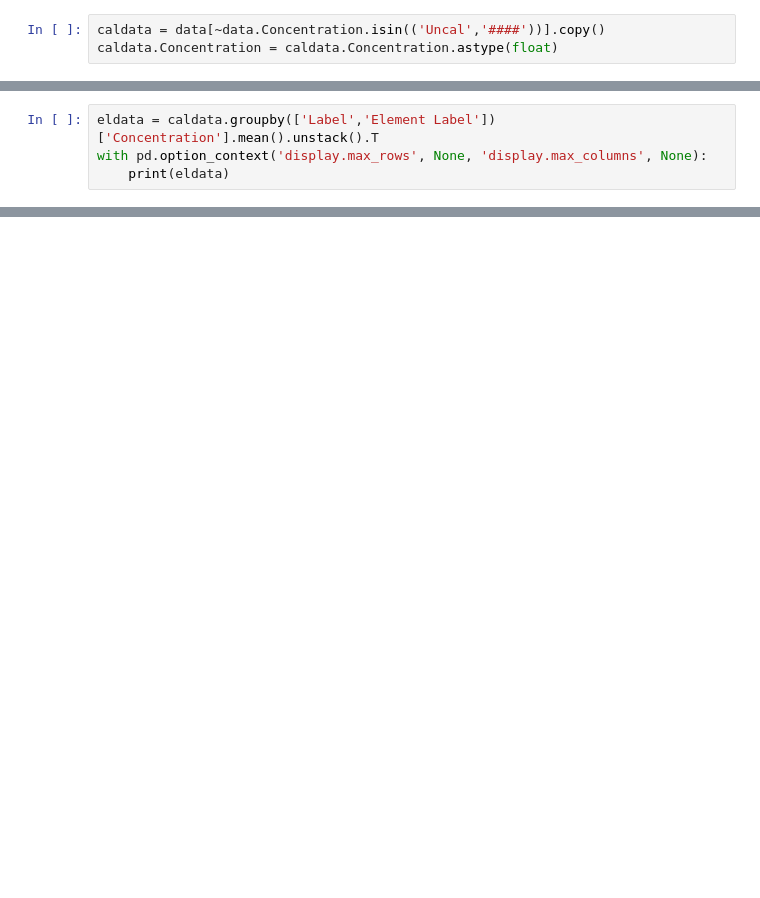
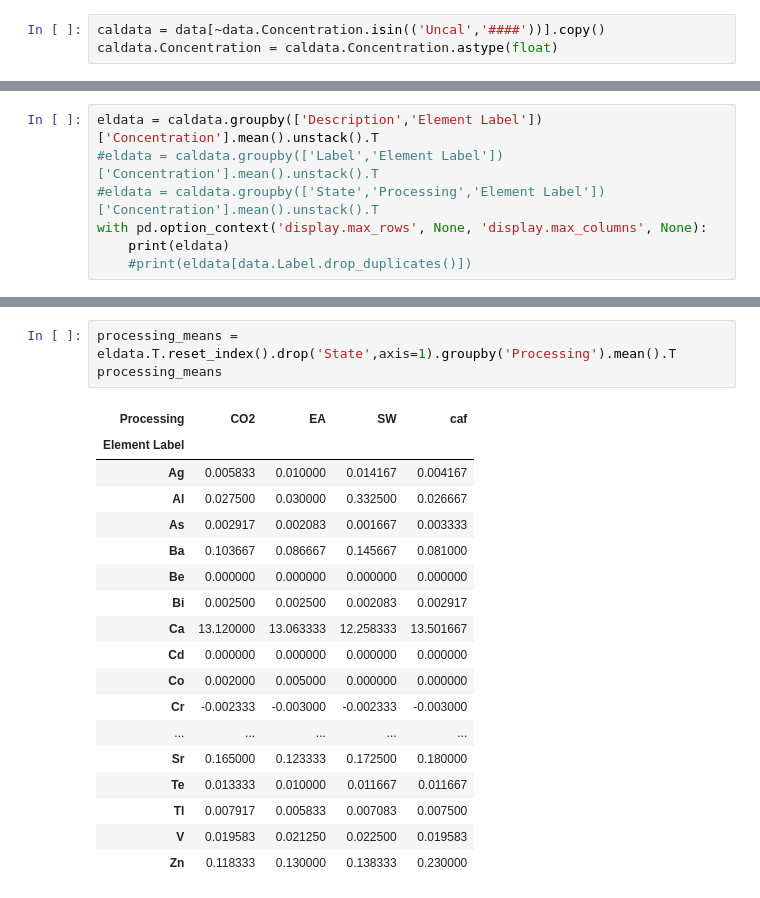
Before and after one commit to AgentschapPlantentuinMeise/MeiseCSI, a Jupyter notebook: notebooks/element_analysis.ipynb, the cells around one changed output, grey strips where cells are left out. Cells and saved outputs as stored; diff of their text form; blank space fills up the shorter version.

```diff
--- a/notebooks/element_analysis.ipynb
+++ b/notebooks/element_analysis.ipynb
@@ -17,4 +72,7 @@ caldata[caldata.Concentration > 0]
 # %%
-eldata = caldata.groupby(['Label','Element Label'])['Concentration'].mean().unstack().T
+eldata = caldata.groupby(['Description','Element Label'])['Concentration'].mean().unstack().T
+#eldata = caldata.groupby(['Label','Element Label'])['Concentration'].mean().unstack().T
+#eldata = caldata.groupby(['State','Processing','Element Label'])['Concentration'].mean().unstack().T
 with pd.option_context('display.max_rows', None, 'display.max_columns', None):
     print(eldata)
+    #print(eldata[data.Label.drop_duplicates()])
@@ -29,0 +129,22 @@ len(elmeans)
+# %%
+processing_means = eldata.T.reset_index().drop('State',axis=1).groupby('Processing').mean().T
+processing_means
+# %% [output]
+| Processing | CO2 | EA | SW | caf |
+| Element Label |  |  |  |  |
+| Ag | 0.005833 | 0.010000 | 0.014167 | 0.004167 |
+| Al | 0.027500 | 0.030000 | 0.332500 | 0.026667 |
+| As | 0.002917 | 0.002083 | 0.001667 | 0.003333 |
+| Ba | 0.103667 | 0.086667 | 0.145667 | 0.081000 |
+| Be | 0.000000 | 0.000000 | 0.000000 | 0.000000 |
+| Bi | 0.002500 | 0.002500 | 0.002083 | 0.002917 |
+| Ca | 13.120000 | 13.063333 | 12.258333 | 13.501667 |
+| Cd | 0.000000 | 0.000000 | 0.000000 | 0.000000 |
+| Co | 0.002000 | 0.005000 | 0.000000 | 0.000000 |
+| Cr | -0.002333 | -0.003000 | -0.002333 | -0.003000 |
+| ... | ... | ... | ... | ... |
+| Sr | 0.165000 | 0.123333 | 0.172500 | 0.180000 |
+| Te | 0.013333 | 0.010000 | 0.011667 | 0.011667 |
+| Tl | 0.007917 | 0.005833 | 0.007083 | 0.007500 |
+| V | 0.019583 | 0.021250 | 0.022500 | 0.019583 |
+| Zn | 0.118333 | 0.130000 | 0.138333 | 0.230000 |
```
Also changed, not shown: parts of 11 cells of this notebook, 6 other files.
